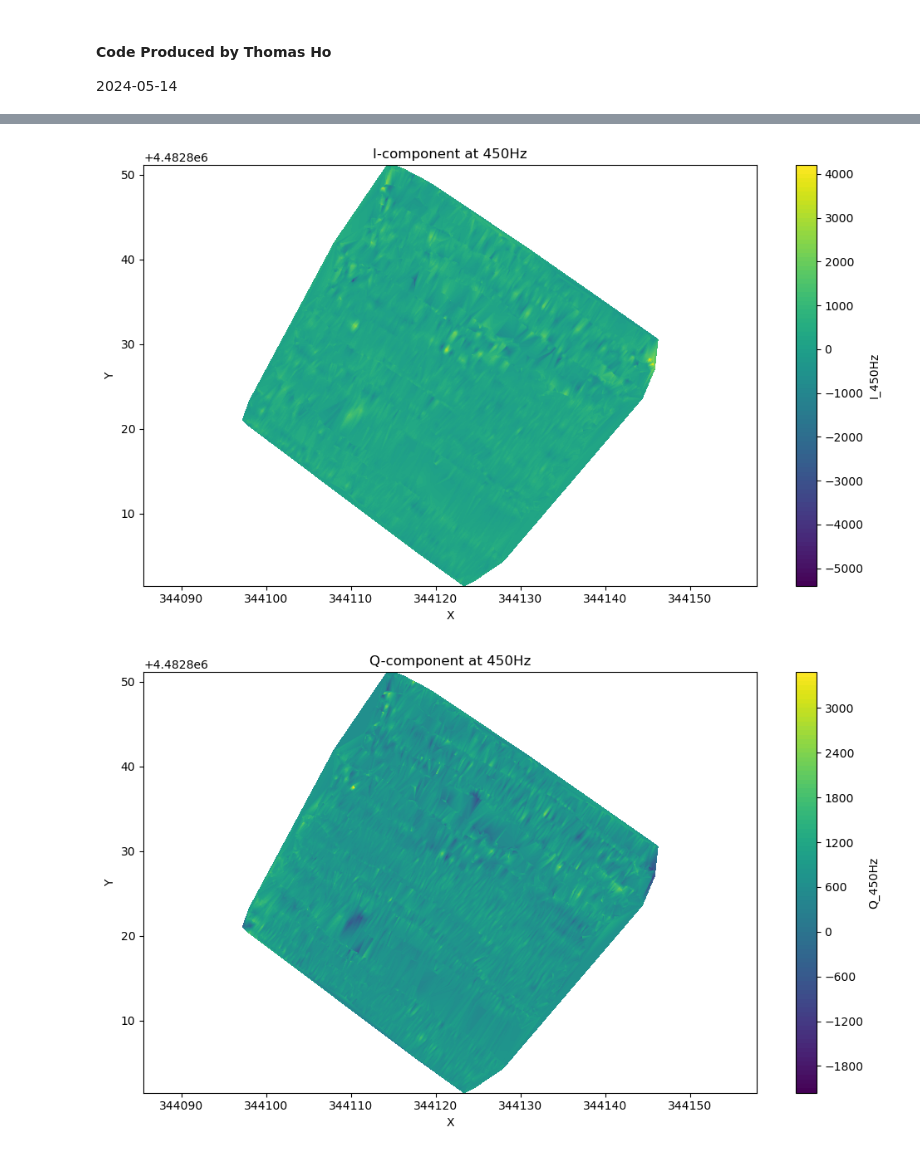
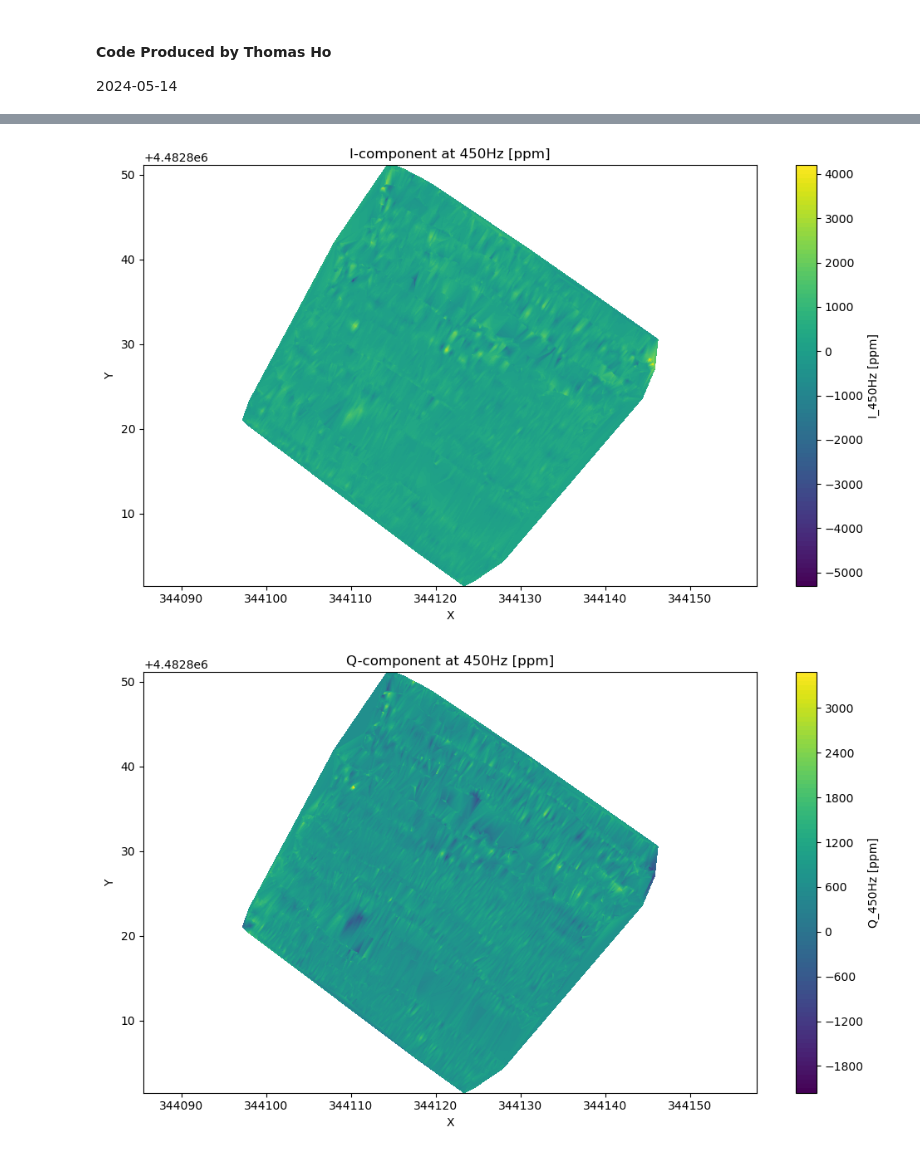
Before and after one commit to NathanSedmak/FDEM_Project_FC_2025, a Jupyter notebook: code/basic-processing.ipynb, the cells around one changed output, grey strips where cells are left out. Drawn from its saved outputs; the diff is of its cells as text; code cells hidden in the pictures.

```diff
--- a/code/basic-processing.ipynb
+++ b/code/basic-processing.ipynb
@@ -13,8 +13,8 @@ df2 = pd.read_csv('../data/gem_2.csv')
 combined_df = pd.concat([df1, df2], ignore_index=True)
 
 # Extract spatial and signal components
-x = combined_df['X']
-y = combined_df['Y']
+x = combined_df['Easting [m]']
+y = combined_df['Northing [m]']
 frequencies = [450, 1530, 5310, 18330, 63030]
 
 tri = Triangulation(x, y)
@@ -35,8 +33,8 @@ plt.show()
 # %%
 for f in frequencies:
     plt.figure(figsize=(6, 6))
-    plt.plot(combined_df[f'I_{f}Hz'], label=f'I_{f}Hz')
-    plt.plot(combined_df[f'Q_{f}Hz'], label=f'Q_{f}Hz')
+    plt.plot(combined_df[f'I_{f}Hz [ppm]'], label=f'I_{f}Hz [ppm]')
+    plt.plot(combined_df[f'Q_{f}Hz [ppm]'], label=f'Q_{f}Hz [ppm]')
     plt.title(f'In & Out Time Series at {f} Hz')
 # %% [output]
 [figure]
@@ -47,16 +45,16 @@ for f in frequencies:
 # %%
 for freq in frequencies:
     for comp in ['I', 'Q']:
-        if f'{comp}_{freq}Hz' in combined_df.columns:
+        if f'{comp}_{freq}Hz [ppm]' in combined_df.columns:
             plt.figure(figsize=(10, 6))
-            plt.tricontourf(tri, combined_df[f'{comp}_{freq}Hz'], levels=100, cmap='viridis')
-            plt.colorbar(label=f'{comp}_{freq}Hz')
-            plt.title(f'{comp}-component at {freq}Hz')
+            plt.tricontourf(tri, combined_df[f'{comp}_{freq}Hz [ppm]'], levels=100, cmap='viridis')
+            plt.colorbar(label=f'{comp}_{freq}Hz [ppm]')
+            plt.title(f'{comp}-component at {freq}Hz [ppm]')
             plt.xlabel('X')
             plt.ylabel('Y')
             plt.axis('equal')
             plt.tight_layout()
             plt.show()
 # %% [output]
-[figure, old version]
+[figure, new version]
-[figure, old version]
+[figure, new version]
```
Also changed, not shown: parts of 6 cells of this notebook.
